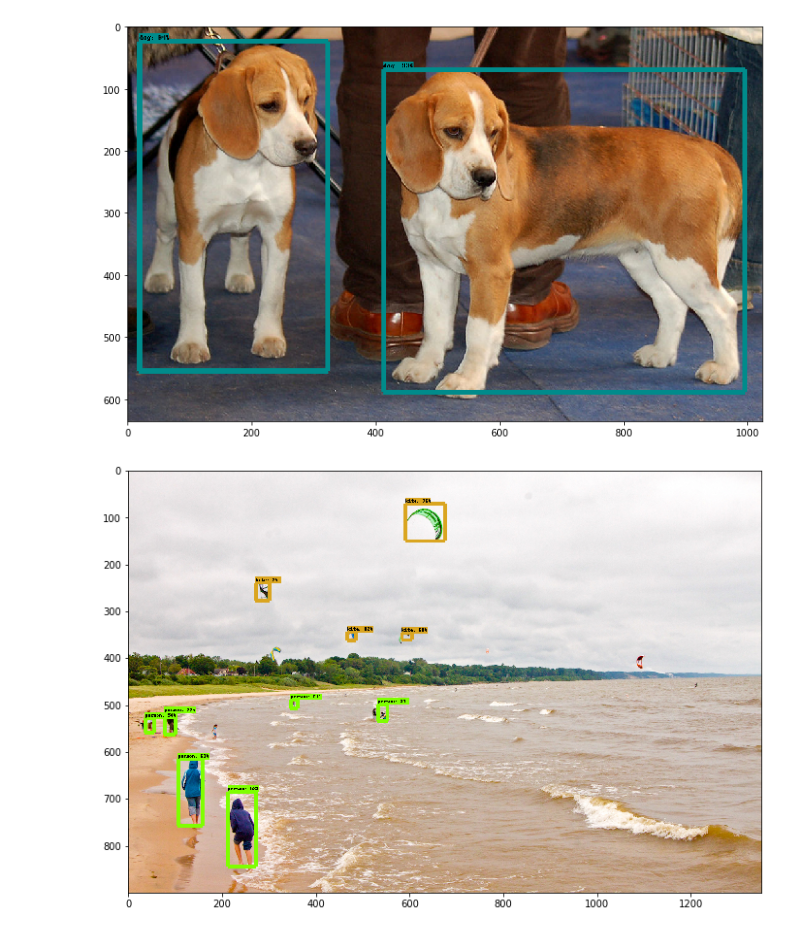
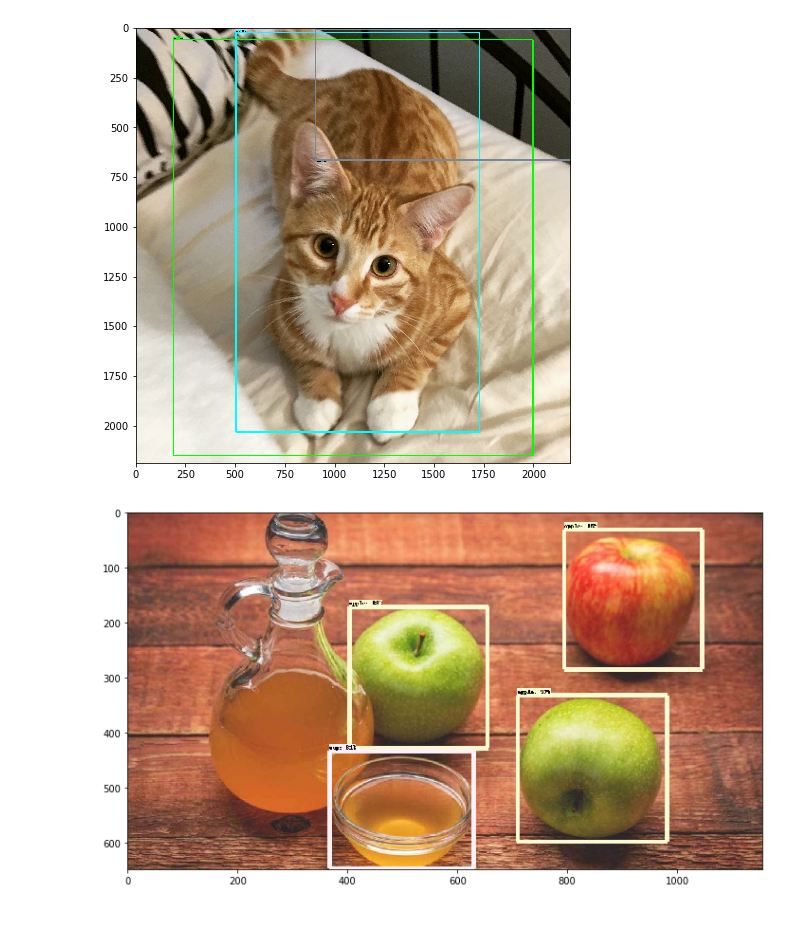
Before and after one commit to Toeinajana/ObjectDetection, a Jupyter notebook: object_detection.ipynb, the cells around one changed output. Cells and saved outputs as stored; diff of their text form; code cells hidden in the pictures.

Commit message:
test images

```diff
--- a/object_detection.ipynb
+++ b/object_detection.ipynb
@@ -135,7 +135,7 @@ def load_image_into_numpy_array(image):
 # image1.jpg
 # image2.jpg
 # If you want to test the code with your images, just add path to the images to the TEST_IMAGE_PATHS.
-PATH_TO_TEST_IMAGES_DIR = 'test_images'
+PATH_TO_TEST_IMAGES_DIR = 'test_images2'
 TEST_IMAGE_PATHS = [ os.path.join(PATH_TO_TEST_IMAGES_DIR, 'image{}.jpg'.format(i)) for i in range(1, 3) ]
 
 # Size, in inches, of the output images.
@@ -199,32 +199,32 @@ for image_path in TEST_IMAGE_PATHS:
   image = Image.open(image_path)
   # the array based representation of the image will be used later in order to prepare the
   # result image with boxes and labels on it.
   image_np = load_image_into_numpy_array(image)
   # Expand dimensions since the model expects images to have shape: [1, None, None, 3]
   image_np_expanded = np.expand_dims(image_np, axis=0)
   # Actual detection.
   output_dict = run_inference_for_single_image(image_np_expanded, detection_graph)
   # Visualization of the results of a detection.
   vis_util.visualize_boxes_and_labels_on_image_array(
       image_np,
       output_dict['detection_boxes'],
       output_dict['detection_classes'],
       output_dict['detection_scores'],
       category_index,
       instance_masks=output_dict.get('detection_masks'),
       use_normalized_coordinates=True,
       line_thickness=8)
   plt.figure(figsize=IMAGE_SIZE)
   plt.imshow(image_np)
 
 
 # In[ ]:
 
 
 
 
 
 # In[ ]:
 # %% [output]
-[figure, old version]
+[figure, new version]
-[figure, old version]
+[figure, new version]
```
Also changed, not shown: 7 other files.
